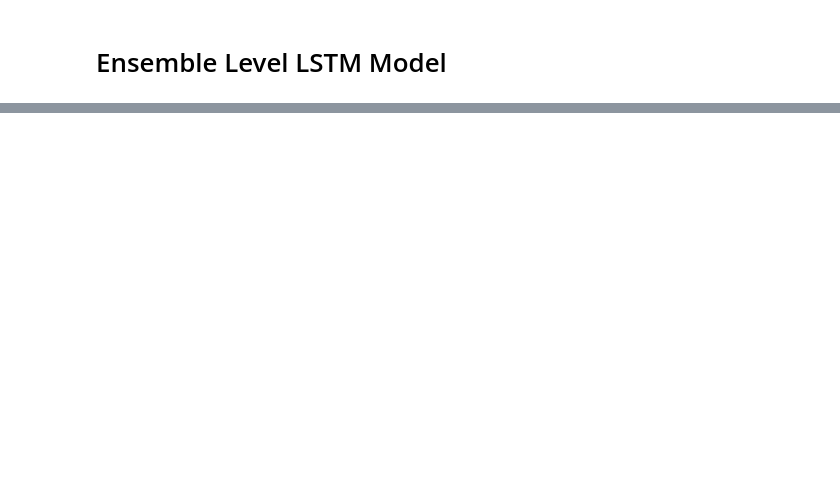
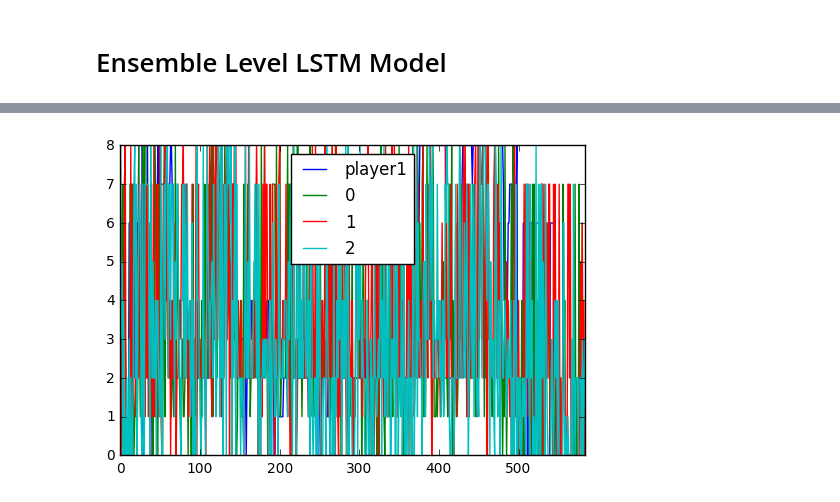
Before and after one commit to cpmpercussion/gesture-rnn, a Jupyter notebook: ensemble-level-LSTM-model.ipynb, the cells around one changed output, grey strips where cells are left out. Cells and saved outputs as stored; diff of their text form; code cells hidden in the pictures; blank space fills up the shorter version.

```diff
--- a/ensemble-level-LSTM-model.ipynb
+++ b/ensemble-level-LSTM-model.ipynb
@@ -154,0 +323,40 @@ load_graph()
+# %%
+num_gen_steps = 443
+num_performances = 1
+generated_performance = pd.DataFrame()
+player_one = random.choice(individual_improvisations)
+generated_performance["player1"] = player_one
+player_one = player_one.tolist()
+
+with tf.Session() as sess:
+    # possibly restore all variables
+    sess.run(tf.initialize_all_variables())
+    saver.restore(sess, "./"+model_name)
+
+    # start generating output
+    state = None
+    output_perf = []
+
+    for current_step in player_one:
+        if state is not None:
+            feed_dict = {x: [[current_step]], init_state: state}
+        else:
+            feed_dict = {x: [[current_step]]}
+        preds,state = sess.run([predictions,final_state],feed_dict=feed_dict)
+        current_step = np.random.choice(num_output_classes,1,p=np.squeeze(preds))[0] # choose the output step
+        output_perf.append(current_step)
+
+
+out = np.array([decode_ensemble_gestures(num_output_performers,i) for i in output_perf])
+len(out.T)
+
+for i, seq in enumerate(out.T):
+    generated_performance[i] = seq
+
+#output_perf = pd.DataFrame({j:output_perf})
+#generated_performance[j] = output_perf[j]
+
+#generated_performance.to_csv("100epoch-120step-performances")
+plt.show(generated_performance.plot())
+# %% [output]
+[figure, added]
```
Also changed, not shown: parts of 9 cells of this notebook.
